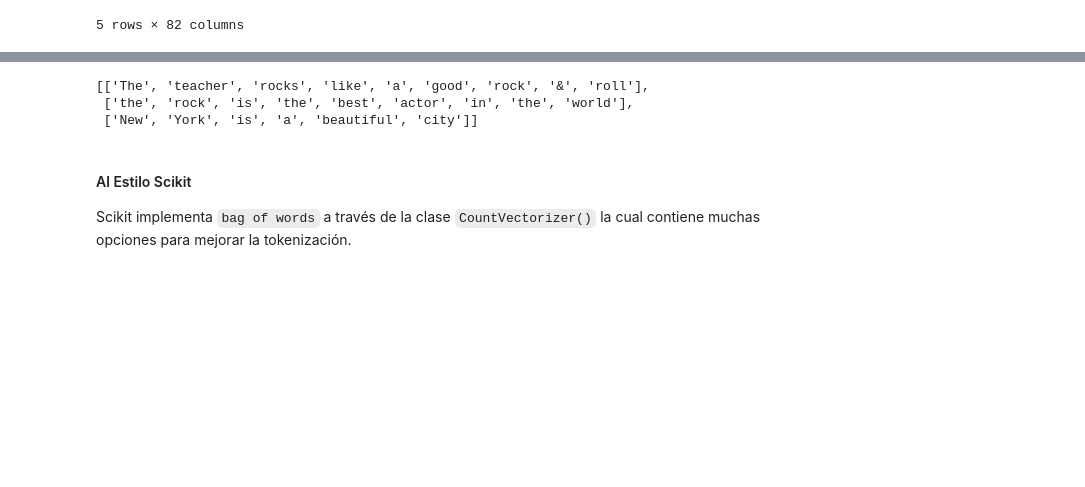
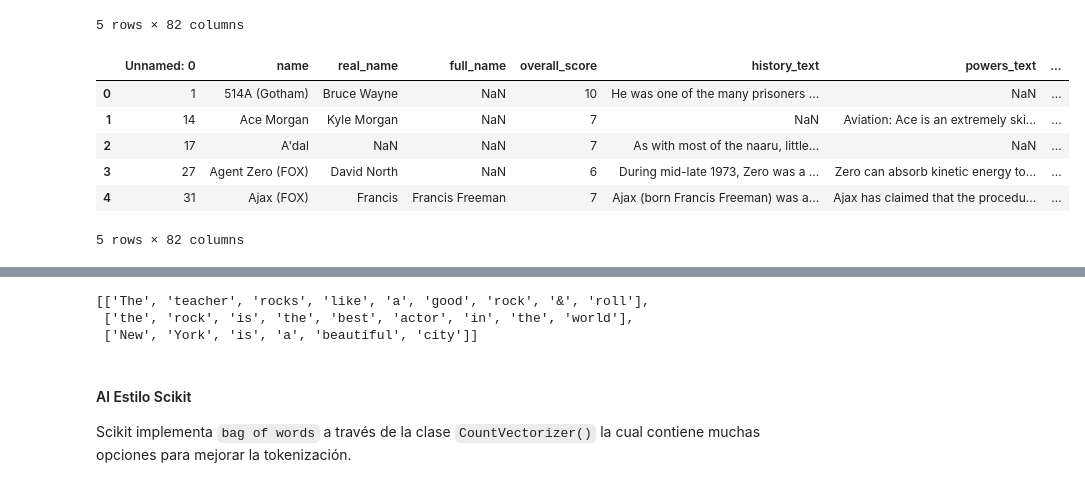
Before and after one commit to matiasjvd/MDS7202-Laboratorio-de-Programaci-n-Cient-fica-para-Ciencia-de-Datos, a Jupyter notebook: MDS7202-Laboratorios/Laboratorio_8/Laboratorio8_Enunciado.ipynb, the cells around one changed output, grey strips where cells are left out. Drawn from its saved outputs; the diff is of its cells as text; code cells hidden in the pictures; blank space fills up the shorter version.

```diff
--- a/MDS7202-Laboratorios/Laboratorio_8/Laboratorio8_Enunciado.ipynb
+++ b/MDS7202-Laboratorios/Laboratorio_8/Laboratorio8_Enunciado.ipynb
@@ -149,3 +154,13 @@ df_comics.head()
 | 3 | 4 | Aaron Cash | Aaron Cash | Aaron Cash | 5 | Aaron Cash is the head of securit... | NaN | ... |
 | 4 | 5 | Aayla Secura | Aayla Secura | NaN | 8 | ayla Secura was a Rutian Twi'lek ... | NaN | ... |
 5 rows × 82 columns
+# %%
+df_comics_no_label.head()
+# %% [output]
+|  | Unnamed: 0 | name | real_name | full_name | overall_score | history_text | powers_text | ... |
+| 0 | 1 | 514A (Gotham) | Bruce Wayne | NaN | 10 | He was one of the many prisoners ... | NaN | ... |
+| 1 | 14 | Ace Morgan | Kyle Morgan | NaN | 7 | NaN | Aviation: Ace is an extremely ski... | ... |
+| 2 | 17 | A'dal | NaN | NaN | 7 | As with most of the naaru, little... | NaN | ... |
+| 3 | 27 | Agent Zero (FOX) | David North | NaN | 6 | During mid-late 1973, Zero was a ... | Zero can absorb kinetic energy to... | ... |
+| 4 | 31 | Ajax (FOX) | Francis | Francis Freeman | 7 | Ajax (born Francis Freeman) was a... | Ajax has claimed that the procedu... | ... |
+5 rows × 82 columns
```
Also changed, not shown: parts of 16 cells of this notebook.
